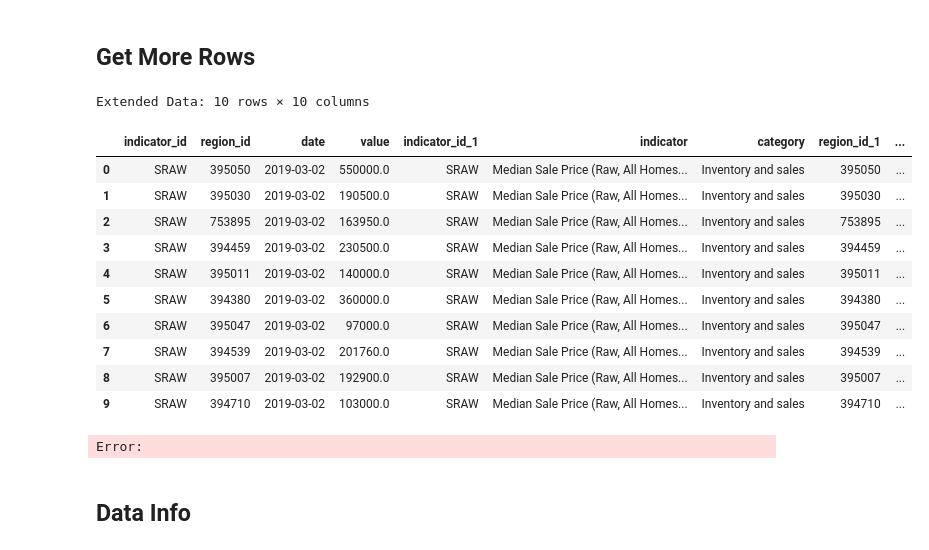
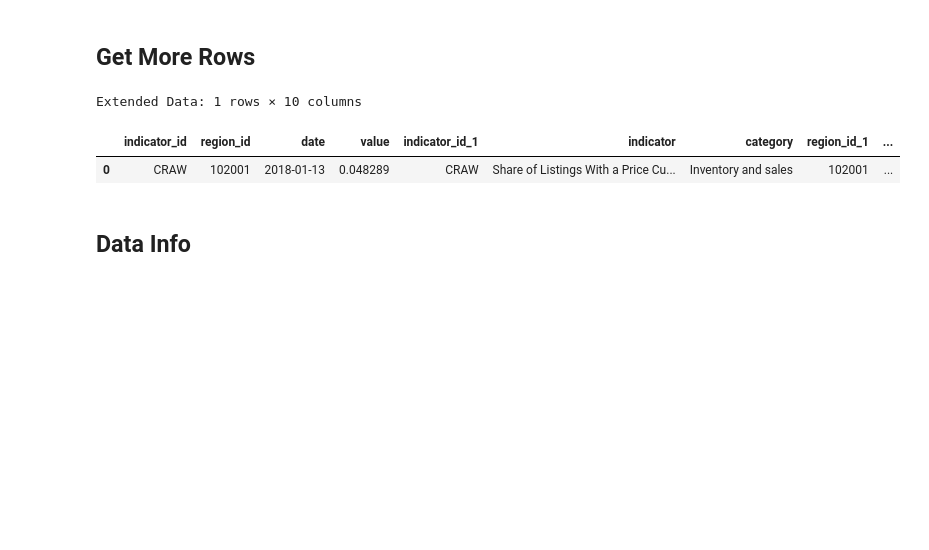
Before and after one commit to VMarkovicz/Data-Engineering-Project, a Jupyter notebook: src/exploratory/zillow_analysis.ipynb, the cells around one changed output. Cells and saved outputs as stored; diff of their text form; code cells hidden in the pictures; blank space fills up the shorter version.

```diff
--- a/src/exploratory/zillow_analysis.ipynb
+++ b/src/exploratory/zillow_analysis.ipynb
@@ -16,11 +17,15 @@ pd.set_option('display.max_colwidth', 50)
 # Connect to DuckDB
 conn = duckdb.connect()
 
+# Define base path using pathlib for Windows compatibility
+# Notebook is in src/exploratory/, so go up 1 level to src/, then into raw_datasets/
+raw_data_path = Path("../raw_datasets").resolve()
+
 # Define CSV file paths
 csv_paths = [
-  r"C:\Users\JOHNV\Documents\CS\ED\ZILLOW_DATA_962c837a6ccefddddf190101e0bafdaf\ZILLOW_DATA_962c837a6ccefddddf190101e0bafdaf.csv",
-  r"C:\Users\JOHNV\Documents\CS\ED\ZILLOW_INDICATORS_e93833a53d6c88463446a364cda611cc\ZILLOW_INDICATORS_e93833a53d6c88463446a364cda611cc.csv",
-  r"C:\Users\JOHNV\Documents\CS\ED\ZILLOW_REGIONS_1a51d107db038a83ac171d604cb48d5b\ZILLOW_REGIONS_1a51d107db038a83ac171d604cb48d5b.csv"
+  raw_data_path / "ZILLOW_DATA_962c837a6ccefddddf190101e0bafdaf.csv",
+  raw_data_path / "ZILLOW_INDICATORS_e93833a53d6c88463446a364cda611cc.csv",
+  raw_data_path / "ZILLOW_REGIONS_1a51d107db038a83ac171d604cb48d5b.csv"
 ]
 
 names = [
@@ -35,7 +40,9 @@ for name in names:
 
 # Create tables from CSV files
 for i, csv_path in enumerate(csv_paths):
-  conn.execute(f"CREATE TABLE {names[i]} AS SELECT * FROM read_csv_auto('{csv_path.replace(chr(92), chr(92)*2)}')")
+  # Convert Path to string and use forward slashes for DuckDB
+  csv_str = str(csv_path).replace('\\', '/')
+  conn.execute(f"CREATE TABLE {names[i]} AS SELECT * FROM read_csv_auto('{csv_str}')")
   print(f"✓ Loaded {names[i]}")
 # %% [output]
 ✓ Loaded ZILLOW_DATA
@@ -141,31 +147,22 @@ All columns in joined data:
 # %%
 # Get more rows if needed
 query_more = """
 SELECT *
 FROM ZILLOW_DATA d
 JOIN ZILLOW_INDICATORS i ON d.indicator_id = i.indicator_id
 JOIN ZILLOW_REGIONS r ON d.region_id = r.region_id
-WHERE i.indicator_id = 'SRAW'
-LIMIT 10
+WHERE i.indicator_id = 'CRAW' AND
+d.region_id = '102001' AND
+d.date = '2018-01-13'
 """
 
 result_more = conn.execute(query_more).fetchdf()
 print(f"Extended Data: {result_more.shape[0]} rows × {result_more.shape[1]} columns")
 display(result_more)
 # %% [output]
-Extended Data: 10 rows × 10 columns
+Extended Data: 1 rows × 10 columns
 |  | indicator_id | region_id | date | value | indicator_id_1 | indicator | category | region_id_1 | ... |
-| 0 | SRAW | 395050 | 2019-03-02 | 550000.0 | SRAW | Median Sale Price (Raw, All Homes... | Inventory and sales | 395050 | ... |
-| 1 | SRAW | 395030 | 2019-03-02 | 190500.0 | SRAW | Median Sale Price (Raw, All Homes... | Inventory and sales | 395030 | ... |
-| 2 | SRAW | 753895 | 2019-03-02 | 163950.0 | SRAW | Median Sale Price (Raw, All Homes... | Inventory and sales | 753895 | ... |
-| 3 | SRAW | 394459 | 2019-03-02 | 230500.0 | SRAW | Median Sale Price (Raw, All Homes... | Inventory and sales | 394459 | ... |
-| 4 | SRAW | 395011 | 2019-03-02 | 140000.0 | SRAW | Median Sale Price (Raw, All Homes... | Inventory and sales | 395011 | ... |
-| 5 | SRAW | 394380 | 2019-03-02 | 360000.0 | SRAW | Median Sale Price (Raw, All Homes... | Inventory and sales | 394380 | ... |
-| 6 | SRAW | 395047 | 2019-03-02 | 97000.0 | SRAW | Median Sale Price (Raw, All Homes... | Inventory and sales | 395047 | ... |
-| 7 | SRAW | 394539 | 2019-03-02 | 201760.0 | SRAW | Median Sale Price (Raw, All Homes... | Inventory and sales | 394539 | ... |
-| 8 | SRAW | 395007 | 2019-03-02 | 192900.0 | SRAW | Median Sale Price (Raw, All Homes... | Inventory and sales | 395007 | ... |
-| 9 | SRAW | 394710 | 2019-03-02 | 103000.0 | SRAW | Median Sale Price (Raw, All Homes... | Inventory and sales | 394710 | ... |
+| 0 | CRAW | 102001 | 2018-01-13 | 0.048289 | CRAW | Share of Listings With a Price Cu... | Inventory and sales | 102001 | ... |
-Error:
 # %% [markdown]
 ## Data Info
 # %%
```
Also changed, not shown: parts of 2 cells of this notebook, 8 other files.
